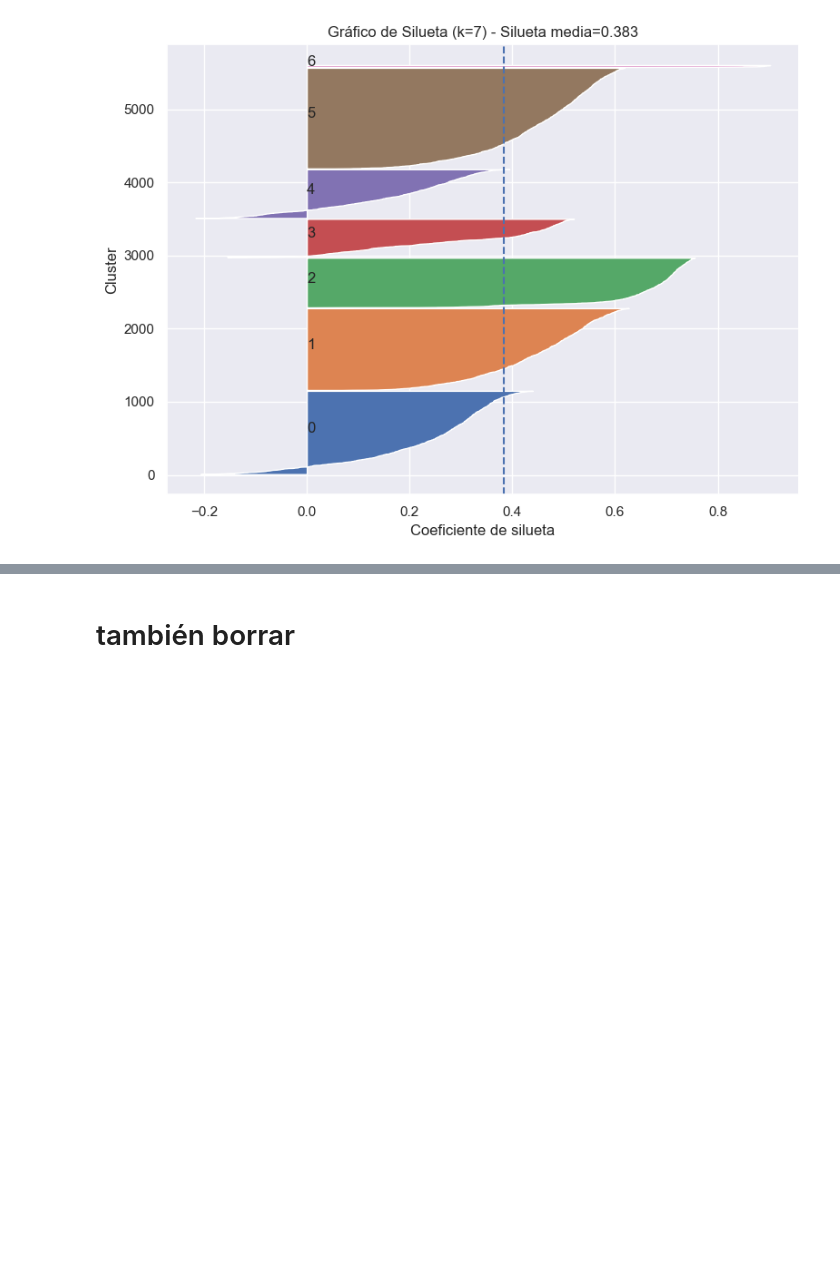
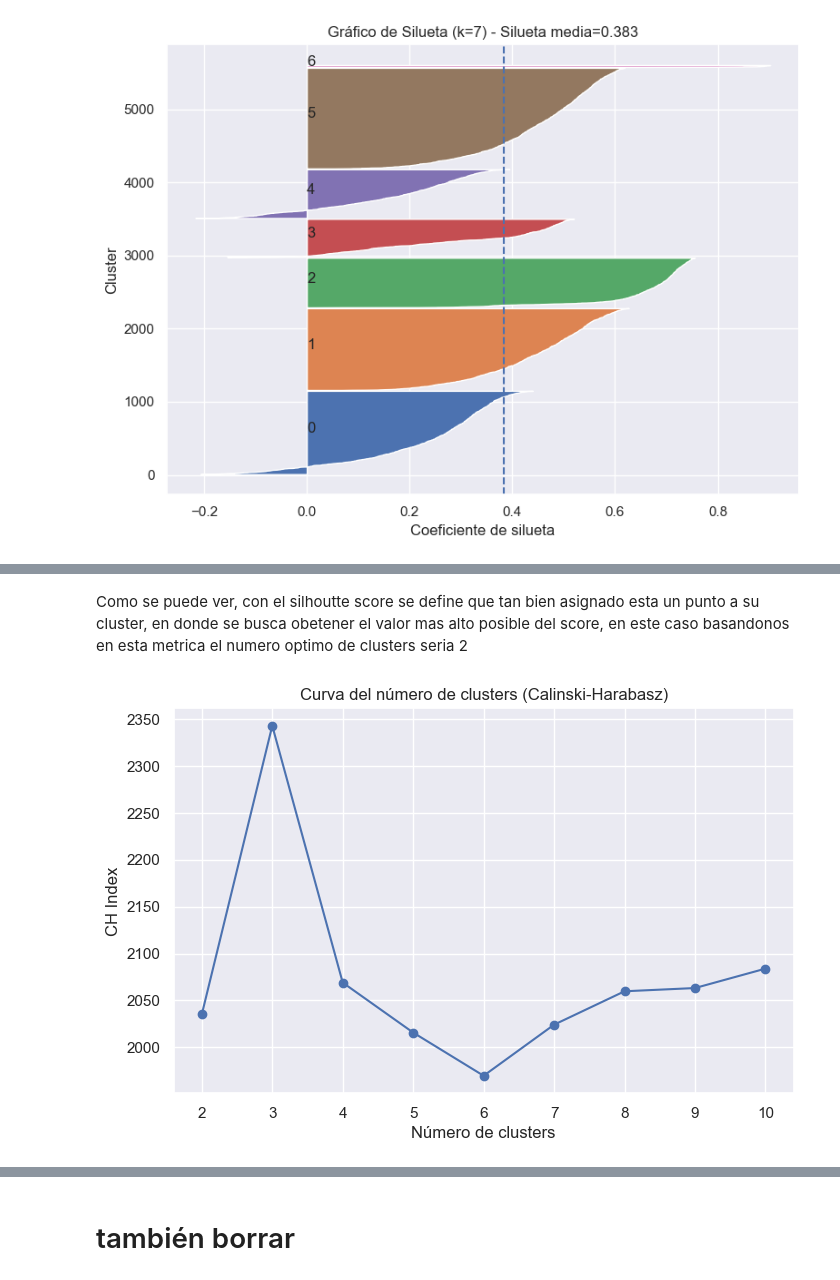
Before and after one commit to juandnn/ProyectoCafecitoMatutino-, a Jupyter notebook: laboratorio2.ipynb, the cells around one changed output, grey strips where cells are left out. Saved outputs shown, nothing was run; the diff lists cells and outputs as text; code cells hidden in the pictures; blank space fills up the shorter version.

```diff
--- a/laboratorio2.ipynb
+++ b/laboratorio2.ipynb
@@ -650,0 +593,22 @@ Mejor k por silueta media ≈ 7 (score=0.305)
+# %% [markdown]
+Como se puede ver, con el silhoutte score se define que tan bien asignado esta un punto a su cluster, en donde se busca obetener el valor mas alto posible del score, en este caso basandonos en esta metrica el numero optimo de clusters seria 2
+# %%
+from sklearn.metrics import calinski_harabasz_score
+
+
+range_n_clusters = range(2, 11)
+ch_scores = []
+
+for n_clusters in range_n_clusters:
+    clustering = AgglomerativeClustering(n_clusters=n_clusters, linkage="ward")
+    labels = clustering.fit_predict(X_full)
+    ch_scores.append(calinski_harabasz_score(X_full, labels))
+
+plt.figure(figsize=(8,5))
+plt.plot(range_n_clusters, ch_scores, marker="o")
+plt.title("Curva del número de clusters (Calinski-Harabasz)")
+plt.xlabel("Número de clusters")
+plt.ylabel("CH Index")
+plt.show()
+# %% [output]
+[figure, added]
```
Also changed, not shown: parts of 14 cells of this notebook.
